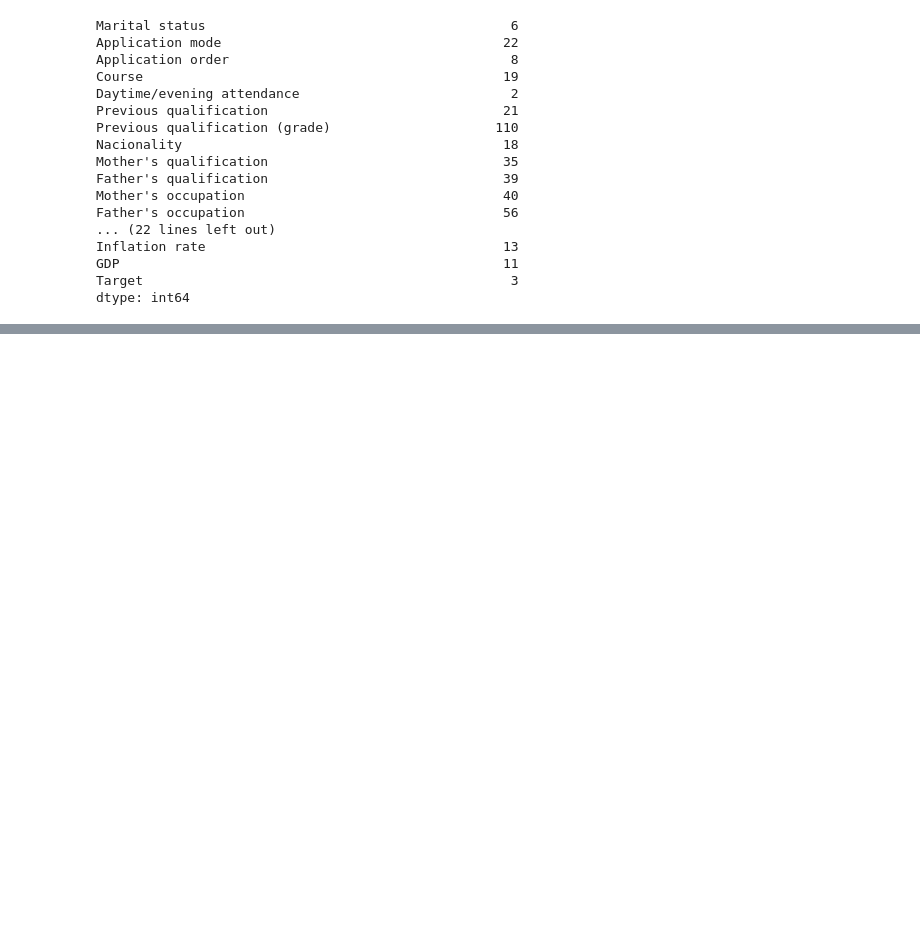
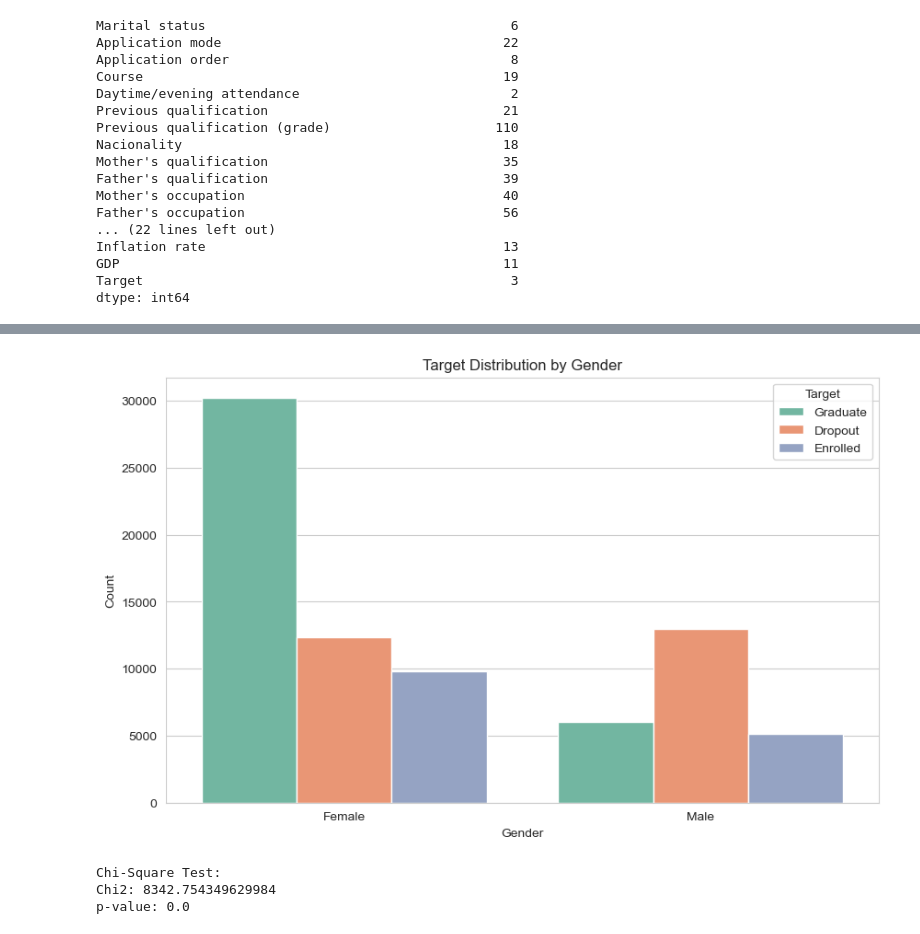
Before and after one commit to pauloarayasantiago/Classification-with-an-Academic-Success-Dataset, a Jupyter notebook: classification-with-academic-success-using-ml.ipynb, the cells around one changed output, grey strips where cells are left out. Saved outputs shown, nothing was run; the diff lists cells and outputs as text; code cells hidden in the pictures; blank space fills up the shorter version.

```diff
--- a/classification-with-academic-success-using-ml.ipynb
+++ b/classification-with-academic-success-using-ml.ipynb
@@ -63,0 +168,21 @@ dtype: int64
+# %%
+plt.figure(figsize=(10, 6))
+sns.countplot(x='Gender', hue='Target', data=train, palette=[target_palette['Graduate'], target_palette['Dropout'], target_palette['Enrolled']])
+plt.title('Target Distribution by Gender')
+plt.xlabel('Gender')
+plt.ylabel('Count')
+plt.legend(title='Target')
+plt.xticks([0, 1], ['Female', 'Male'])
+plt.show()
+
+from scipy.stats import chi2_contingency
+
+# Example: Gender vs. Target
+contingency_table = pd.crosstab(train['Gender'], train['Target'])
+chi2, p, dof, ex = chi2_contingency(contingency_table)
+print(f'Chi-Square Test:\nChi2: {chi2}\np-value: {p}')
+# %% [output]
+[figure, added]
+Chi-Square Test:
+Chi2: 8342.754349629984
+p-value: 0.0
```
Also changed, not shown: parts of 15 cells of this notebook, 3 other files.
